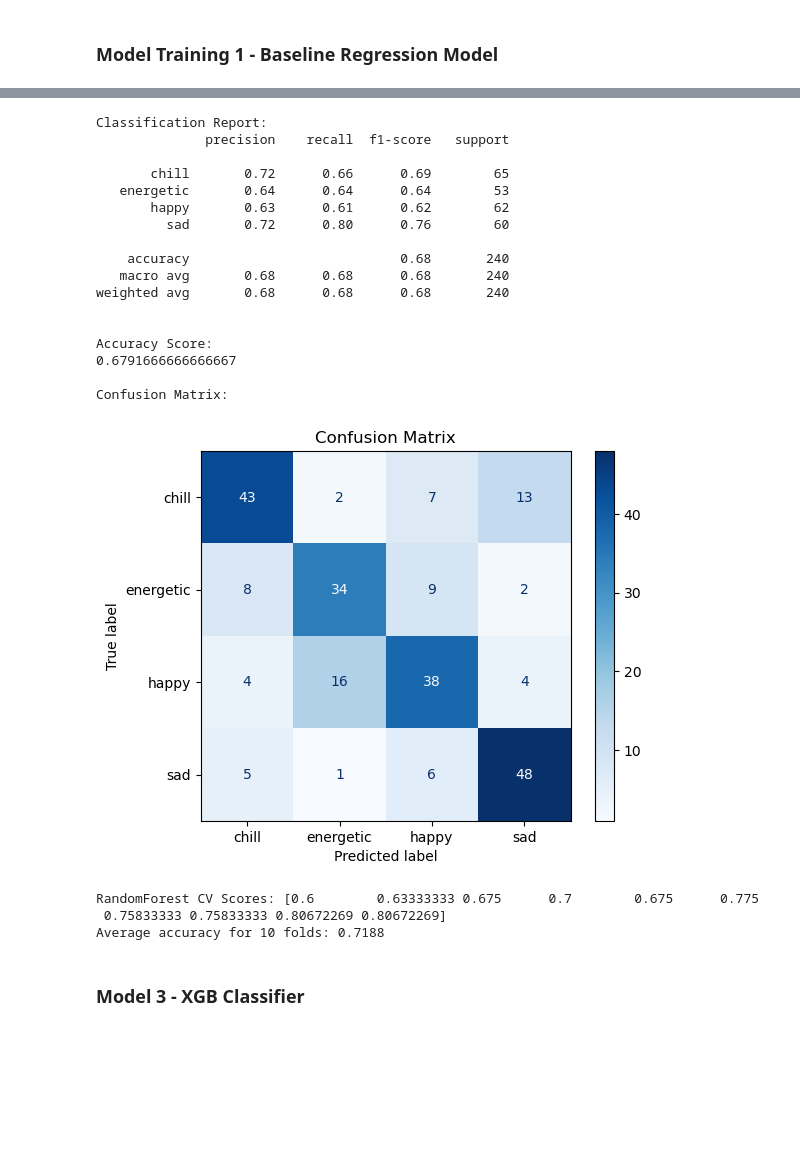
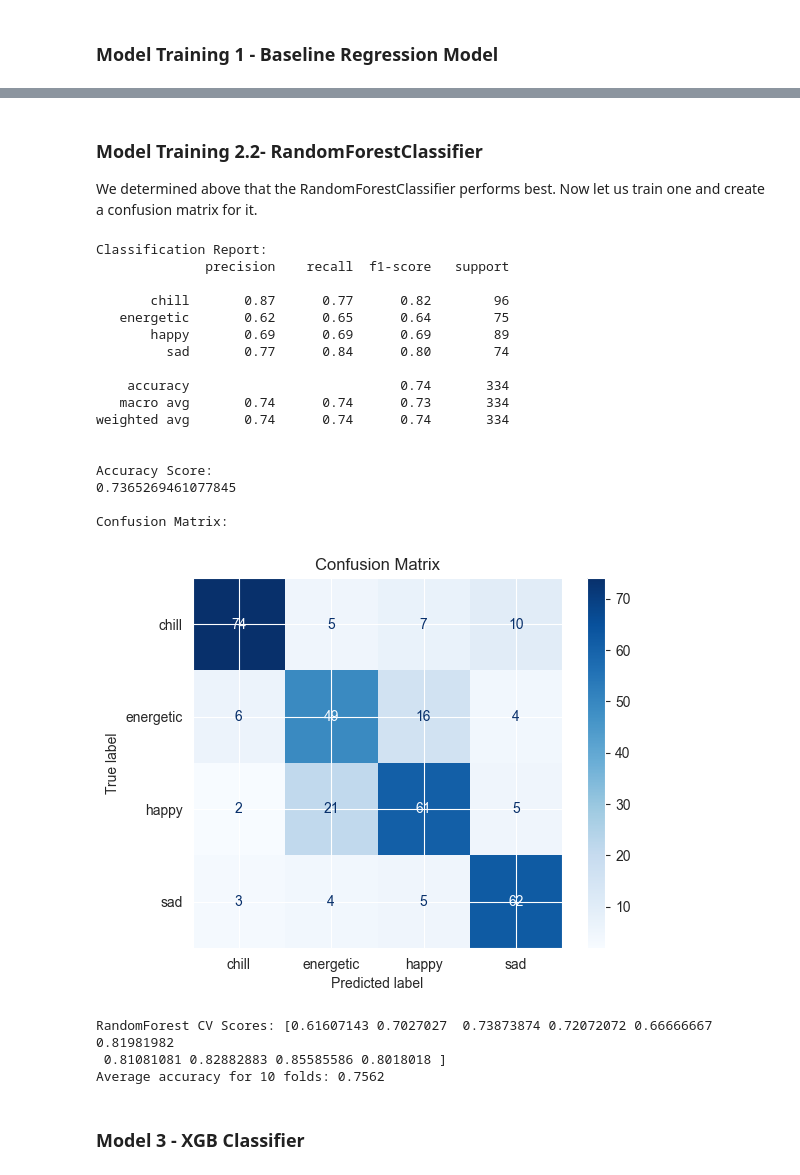
Before and after one commit to cs418-fa24/project-check-in-team-11, a Jupyter notebook: final_project.ipynb, the cells around one changed output, grey strips where cells are left out. Saved outputs shown, nothing was run; the diff lists cells and outputs as text; code cells hidden in the pictures; blank space fills up the shorter version.

```diff
--- a/final_project.ipynb
+++ b/final_project.ipynb
@@ -490,4 +403,5 @@ graph_corr(sad_df, 'Sad attribute correlations')
 # %%
+from scipy.stats import zscore
 import pandas as pd
 import numpy as np
 import matplotlib.pyplot as plt
@@ -512,30 +426,36 @@ for mood in moods:
             df = pd.DataFrame(json.load(fileio))
             df['mood'] = mood
             dfs.append(df)
-
 final_df = pd.concat(dfs, ignore_index=True)
 
-#processing
+#drop nondistinct rows
+duplicate_names = final_df[final_df.duplicated(subset=['name'], keep=False)]
+conflicting_moods = duplicate_names.groupby('name')['mood'].nunique()
+conflicting_names = conflicting_moods[conflicting_moods > 1].index
+final_df = final_df[~final_df['name'].isin(conflicting_names)]
+
+#drop non-feature columns
 drop = ['name', 'id']
 final_df = final_df.drop(columns=drop)
 
-final_df.to_csv('training.csv')
+#encode moods
+label_encoder = LabelEncoder()
+final_df['mood'] = label_encoder.fit_transform(final_df['mood'])
 
-X = final_df[['acousticness', 'danceability', 'duration_ms', 'energy',
-            'instrumentalness', 'key', 'liveness', 'loudness',
-            'mode', 'speechiness', 'tempo', 'time_signature', 'valence']]
-y = final_df['mood']
+#splitting
+scaler = StandardScaler()
+X = final_df.iloc[:, 0:13]
+X = scaler.fit_transform(X)
+y = final_df.iloc[:, 13]
+X_train, X_test, y_train, y_test = train_test_split(X, y, test_size=.3, random_state=1)
 
-# scale
-scaler = StandardScaler()
-X_scaled = scaler.fit_transform(X)
+#remove outliers
+z_scores = np.abs(zscore(X_train))
+threshold = 3
+outliers = np.where(z_scores > threshold)
 
-# encode
-label_encoder = LabelEncoder()
-y_encoded = label_encoder.fit_transform(y)
-
-# train-test split
-X_train, X_test, y_train, y_test = train_test_split(X_scaled, y_encoded, test_size=0.2, random_state=42)
+X_train = X_train[(z_scores < threshold).all(axis=1)]
+y_train = y_train[(z_scores < threshold).all(axis=1)]
 # %% [markdown]
 ### Model Training 1 - Baseline Regression Model
 # %%
@@ -593,53 +550,56 @@ Average accuracy for 10 folds: 0.6904
+# %% [markdown]
+### Model Training 2.2- RandomForestClassifier
+We determined above that the RandomForestClassifier performs best. Now let us train one and create a confusion matrix for it.
 # %%
 from sklearn.ensemble import RandomForestClassifier
 
 # initialize and fit on training data
-forest = RandomForestClassifier(random_state=2)
+forest = RandomForestClassifier(random_state=1)
 forest.fit(X_train, y_train)
 
 # make predictions on test
 y_pred = forest.predict(X_test)
 
 # evaluate the model
 print("Classification Report:")
 print(classification_report(y_test, y_pred, target_names=label_encoder.classes_))
 
 print("\nAccuracy Score:")
 print(accuracy_score(y_test, y_pred))
 
 print("\nConfusion Matrix:")
 disp = ConfusionMatrixDisplay(confusion_matrix=confusion_matrix(y_test, y_pred), display_labels=label_encoder.classes_)
 disp.plot(cmap=plt.cm.Blues, values_format='d')
 plt.title("Confusion Matrix")
 plt.show()
 
 # CV testing
 k = 10
-cv_scores = cross_val_score(forest , X_scaled, y, cv=k, scoring='accuracy')
+cv_scores = cross_val_score(forest , X, y, cv=k, scoring='accuracy')
 print(f"RandomForest CV Scores: {cv_scores}")
 print(f"Average accuracy for {k} folds: {cv_scores.mean():.4f}")
 # %% [output]
 Classification Report:
               precision    recall  f1-score   support
 
-       chill       0.72      0.66      0.69        65
-   energetic       0.64      0.64      0.64        53
-       happy       0.63      0.61      0.62        62
-         sad       0.72      0.80      0.76        60
+       chill       0.87      0.77      0.82        96
+   energetic       0.62      0.65      0.64        75
+       happy       0.69      0.69      0.69        89
+         sad       0.77      0.84      0.80        74
 
-    accuracy                           0.68       240
-   macro avg       0.68      0.68      0.68       240
-weighted avg       0.68      0.68      0.68       240
+    accuracy                           0.74       334
+   macro avg       0.74      0.74      0.73       334
+weighted avg       0.74      0.74      0.74       334
 
 
 Accuracy Score:
-0.6791666666666667
+0.7365269461077845
 
 Confusion Matrix:
-[figure, old version]
+[figure, new version]
-RandomForest CV Scores: [0.6        0.63333333 0.675      0.7        0.675      0.775
- 0.75833333 0.75833333 0.80672269 0.80672269]
-Average accuracy for 10 folds: 0.7188
+RandomForest CV Scores: [0.61607143 0.7027027  0.73873874 0.72072072 0.66666667 0.81981982
+ 0.81081081 0.82882883 0.85585586 0.8018018 ]
+Average accuracy for 10 folds: 0.7562
 # %% [markdown]
 ### Model 3 - XGB Classifier
 # %%
```
Also changed, not shown: parts of 25 cells of this notebook.
